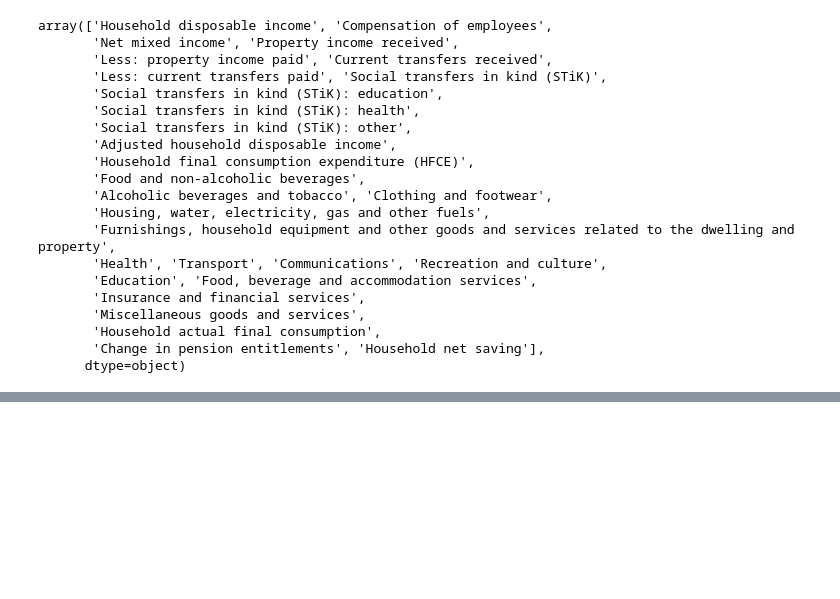
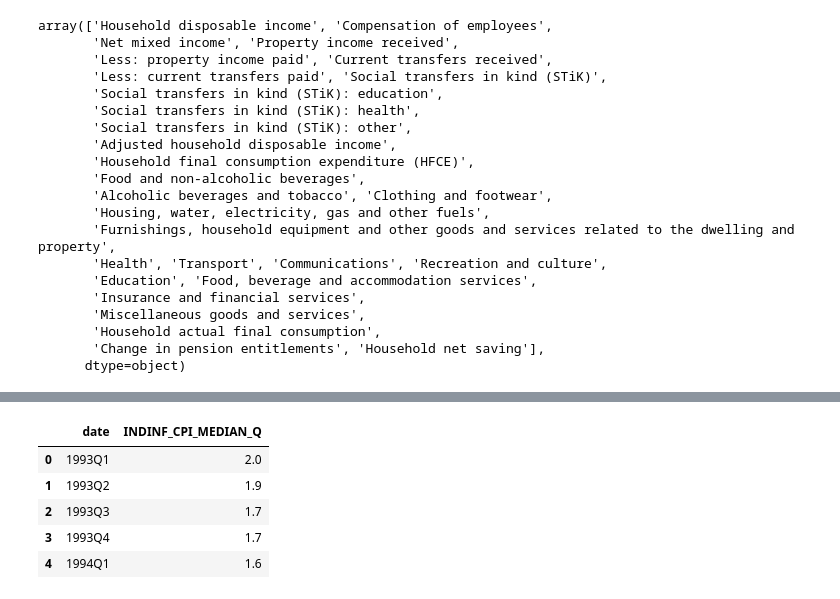
Before and after one commit to Sahib0096/Project-1-Group-3-, a Jupyter notebook: Project 1.ipynb, the cells around one changed output, grey strips where cells are left out. Drawn from its saved outputs; the diff is of its cells as text; code cells hidden in the pictures; blank space fills up the shorter version.

```diff
--- a/Project 1.ipynb
+++ b/Project 1.ipynb
@@ -133,0 +146,14 @@ array(['Household disposable income', 'Compensation of employees',
+# %%
+#dropping all other table except the median
+
+median_df = df.drop(columns = ['INDINF_CPI_Q','INDINF_CPI_TRIM_Q','INDINF_CPI_COMMON_Q'], axis =1)
+
+#displaying the first five observations
+median_df.head()
+# %% [output]
+|  | date | INDINF_CPI_MEDIAN_Q |
+| 0 | 1993Q1 | 2.0 |
+| 1 | 1993Q2 | 1.9 |
+| 2 | 1993Q3 | 1.7 |
+| 3 | 1993Q4 | 1.7 |
+| 4 | 1994Q1 | 1.6 |
```
Also changed, not shown: parts of 5 cells of this notebook.
